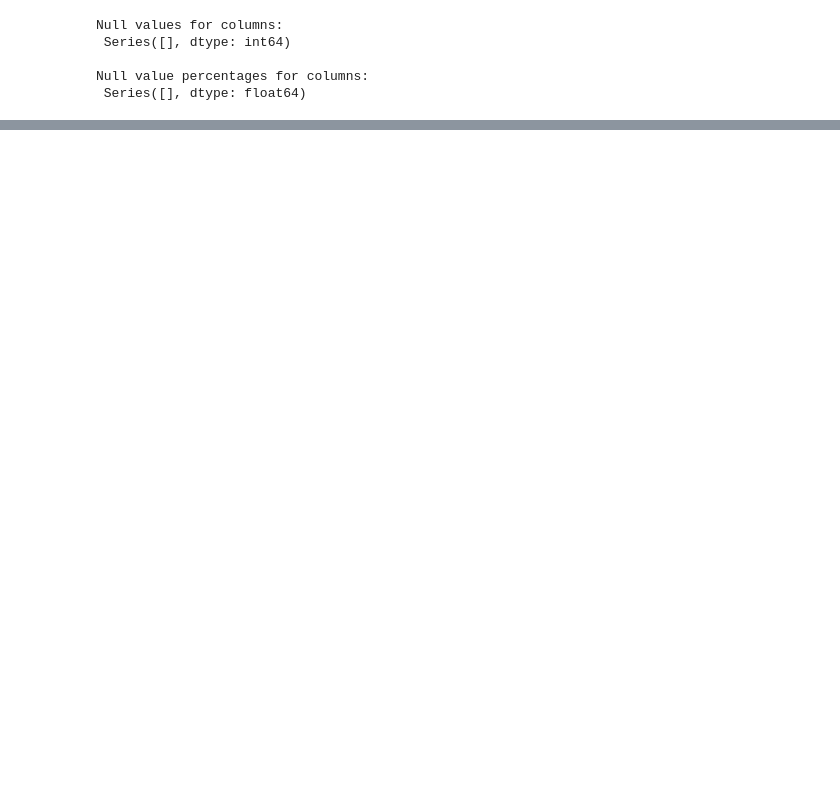
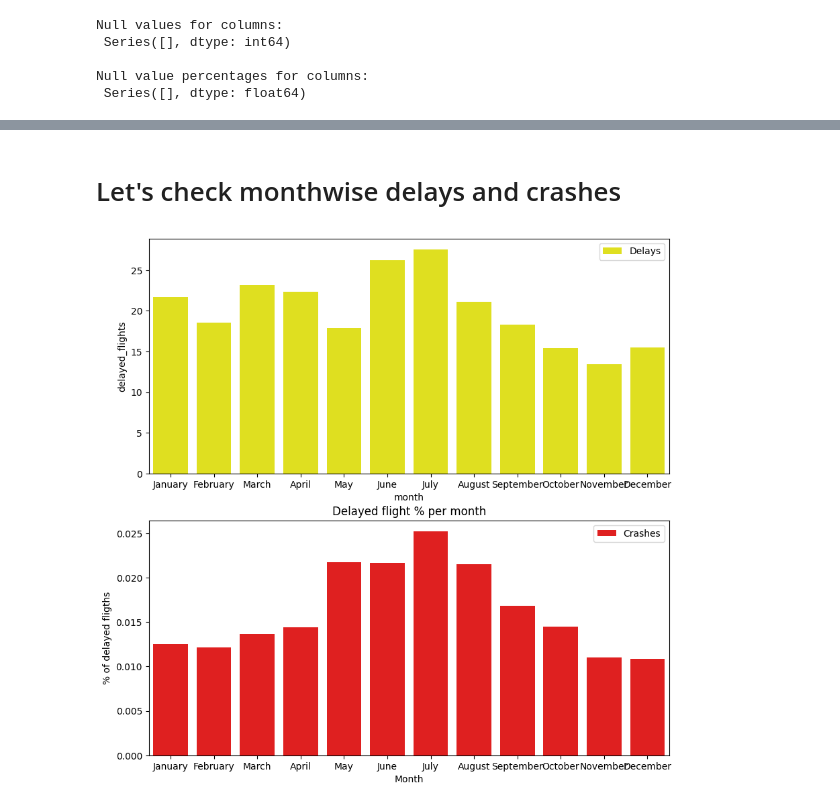
Before and after one commit to devparikh0506/DATA-601, a Jupyter notebook: final-project/601_Final_Project.ipynb, the cells around one changed output, grey strips where cells are left out. Saved outputs shown, nothing was run; the diff lists cells and outputs as text; code cells hidden in the pictures; blank space fills up the shorter version.

```diff
--- a/final-project/601_Final_Project.ipynb
+++ b/final-project/601_Final_Project.ipynb
@@ -150,5 +160,6 @@ df.delay = change_column_type(df.delay,{
     })
 # %%
 df.delay['flight_date'] = pd.to_datetime(df.delay["month"].astype(str) + "-" + df.delay["year"].astype(str))
-df.delay['month'] = df.delay['flight_date'].dt.month_name()
+months = ['January', 'February', 'March', 'April', 'May', 'June', 'July', 'August', 'September', 'October', 'November', 'December']
+df.delay['month'] = pd.Categorical(df.delay['flight_date'].dt.month_name(), categories=months, ordered=True)
 df.delay['arr_on_time'] = df.delay['arr_flights'] - df.delay['arr_del15'] - df.delay['arr_cancelled'] - df.delay['arr_diverted']
@@ -155,8 +228,3 @@ df.delay['arr_on_time'] = df.delay['arr_flights'] - df.delay['arr_del15'] - df.d
 # %%
 df.delay['city'] = df.delay['airport_name'].apply(lambda a : a.split(':')[0].split(',')[0].strip())
-df.delay['state'] = df.delay['airport_name'].apply(lambda a : a.split(':')[0].split(',')[1].strip())
-change_column_type(df.delay, {
-    'category' : {
-        'columns' : ['city', 'state']
-    }
-})
+df.delay['state'] = df.delay['airport_name'].apply(lambda a : get_state_name(a.split(':')[0].split(',')[1].strip()))
@@ -390,7 +440,7 @@ df.crash_data = change_column_type(df.crash_data, {
         'columns' : ['FatalInjuryCount', 'SeriousInjuryCount', 'MinorInjuryCount']
     },
     'category' : {
-        'columns' : ['EventType', 'City', 'State', 'HighestInjuryLevel', 'AirportID', 'AirportName', 'WeatherCondition', 'Operator', 'BroadPhaseofFlight' ]
+        'columns' : ['EventType', 'HighestInjuryLevel', 'AirportID', 'AirportName', 'WeatherCondition', 'Operator', 'BroadPhaseofFlight' ]
     }
 })
 df.crash_data.head()
@@ -416,7 +466,7 @@ Null value percentages for columns:
  Series([], dtype: float64)
 # %%
 df.crash_data['Year'] = df.crash_data['EventDate'].dt.year.astype(int)
-df.crash_data['Month'] = df.crash_data['EventDate'].dt.month_name().astype('category')
+df.crash_data['Month'] = pd.Categorical(df.crash_data['EventDate'].dt.month_name(), categories=months, ordered=True)
 df.crash_data.head()
 # %% [output]
 |  | EventType | EventDate | City | State | HighestInjuryLevel | FatalInjuryCount | SeriousInjuryCount | ... |
@@ -427,0 +545,12 @@ df.crash_data.head()
+# %% [markdown]
+# Let's check monthwise delays and crashes
+# %%
+fig, axs =plt.subplots(2,1,figsize=(10,10))
+_=sns.barplot(((df.delay.groupby('month')['arr_del15'].sum() / df.delay.groupby('month')['arr_flights'].sum()) * 100).reset_index(name="delayed_flights").sort_values(by='month'), x='month', y='delayed_flights', label='Delays', ax=axs[0], color="Yellow")
+_=sns.barplot(((df.crash_data.groupby('Month').size() / df.delay.groupby('month')['arr_flights'].sum()) * 100).reset_index(name='incidents'), x='Month', y='incidents', label='Crashes',ax=axs[1], color='Red')
+_=plt.title(f"Delayed flight % per month")
+_=plt.xlabel("Month")
+_=plt.ylabel("% of delayed fligths")
+plt.show()
+# %% [output]
+[figure, added]
```
Also changed, not shown: parts of 39 cells of this notebook.
